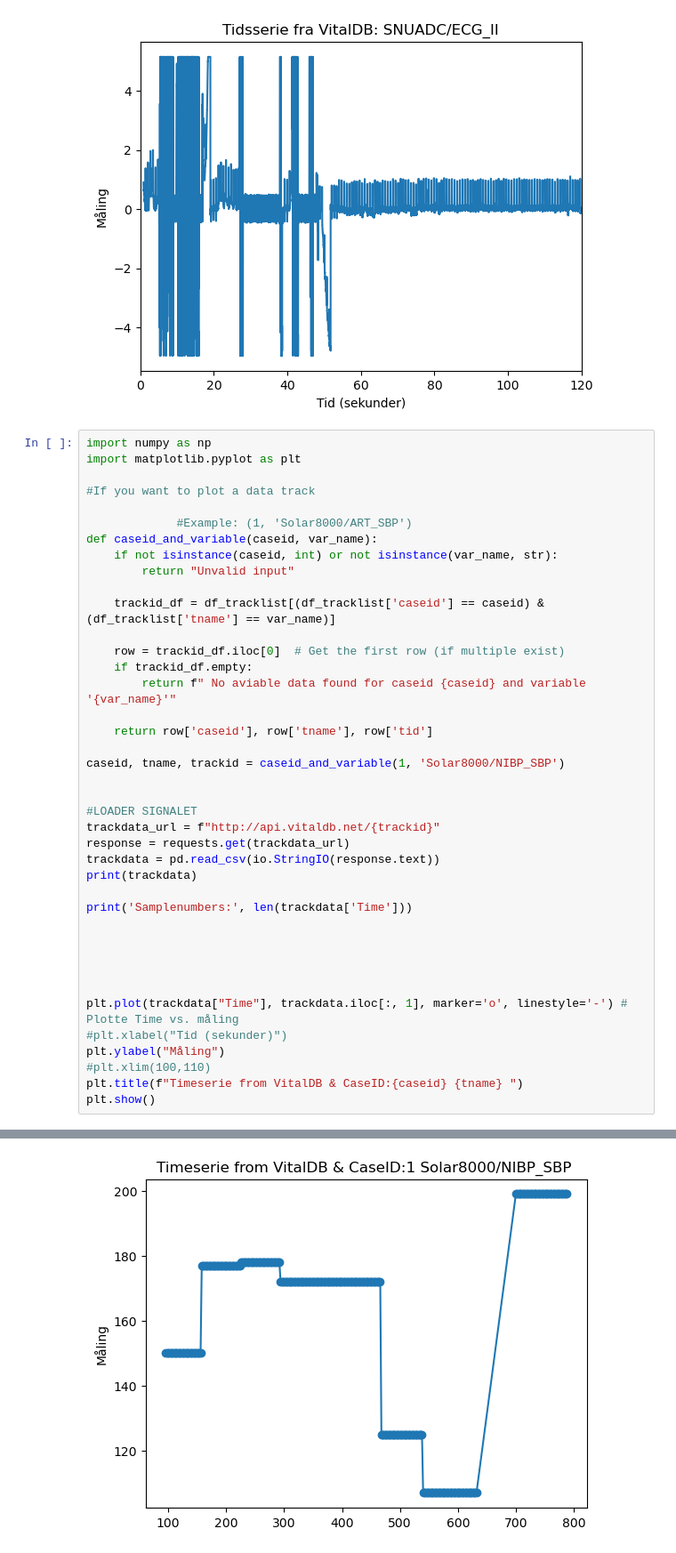
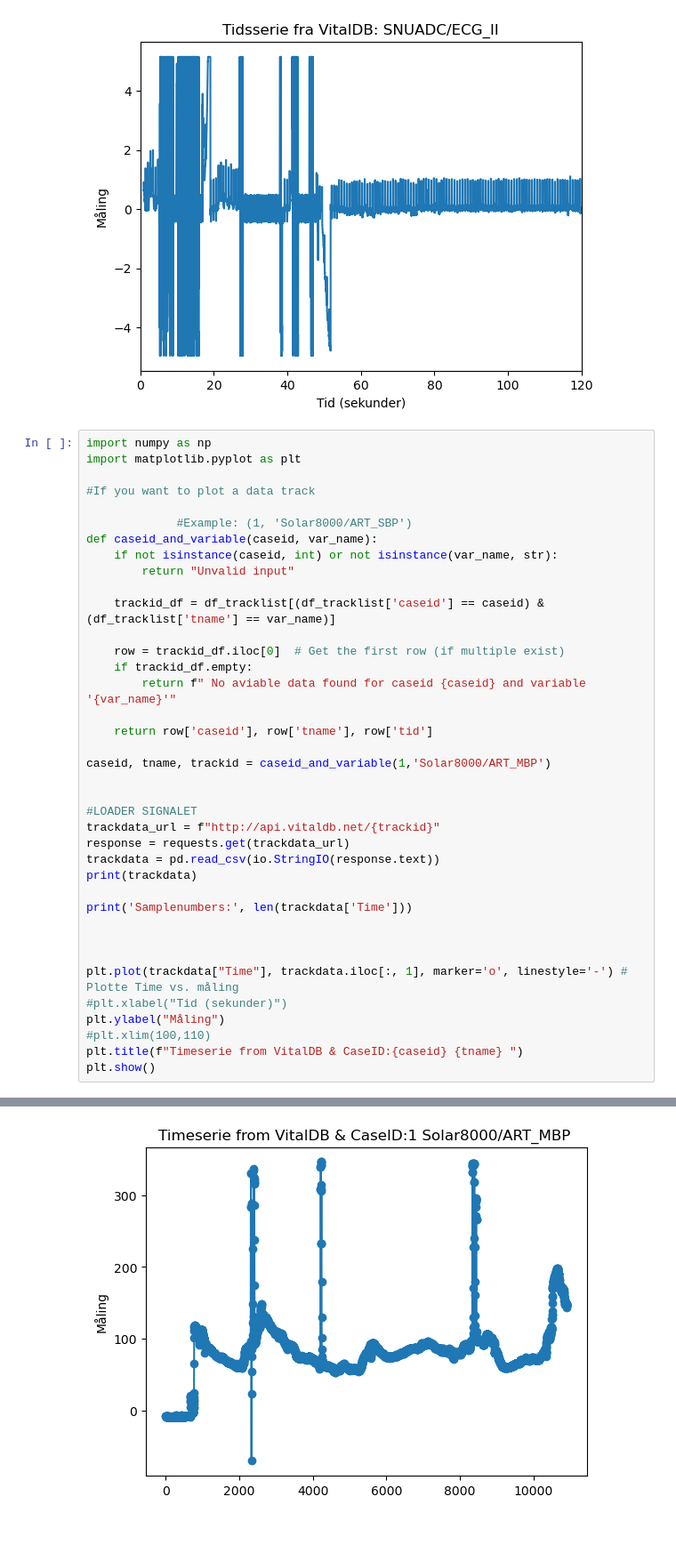
Before and after one commit to jennyskrytenjohnsen/P10, a Jupyter notebook: Preprocessing/myfirstnotebook.ipynb, the cells around one changed output, grey strips where cells are left out. Shown: that part at 89% size. Saved outputs shown, nothing was run; the diff lists cells and outputs as text.

```diff
--- a/Preprocessing/myfirstnotebook.ipynb
+++ b/Preprocessing/myfirstnotebook.ipynb
@@ -364,7 +376,7 @@ def caseid_and_variable(caseid, var_name):
 
     return row['caseid'], row['tname'], row['tid']
 
-caseid, tname, trackid = caseid_and_variable(1, 'Solar8000/NIBP_SBP')
+caseid, tname, trackid = caseid_and_variable(1,'Solar8000/ART_MBP')
 
 
 #LOADER SIGNALET
@@ -377,8 +389,6 @@ print('Samplenumbers:', len(trackdata['Time']))
 
 
 
-
-
 plt.plot(trackdata["Time"], trackdata.iloc[:, 1], marker='o', linestyle='-') # Plotte Time vs. måling
 #plt.xlabel("Tid (sekunder)")
 plt.ylabel("Måling")
@@ -406 +416 @@ Samplenumbers: 314
-[figure, old version]
+[figure, new version]
```
Also changed, not shown: parts of 5 cells of this notebook.
